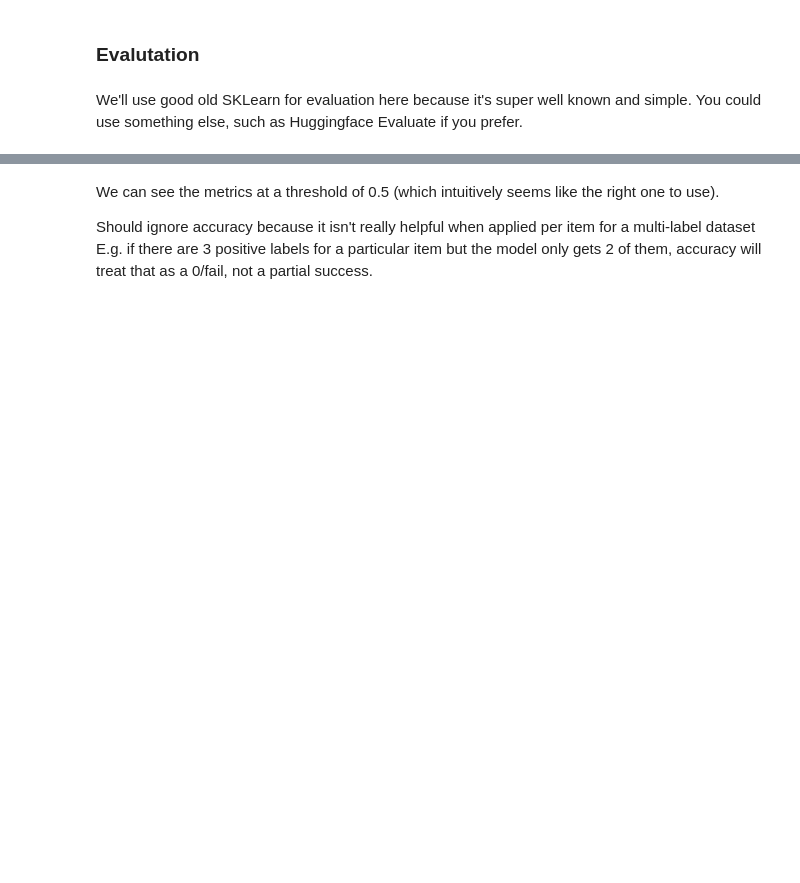
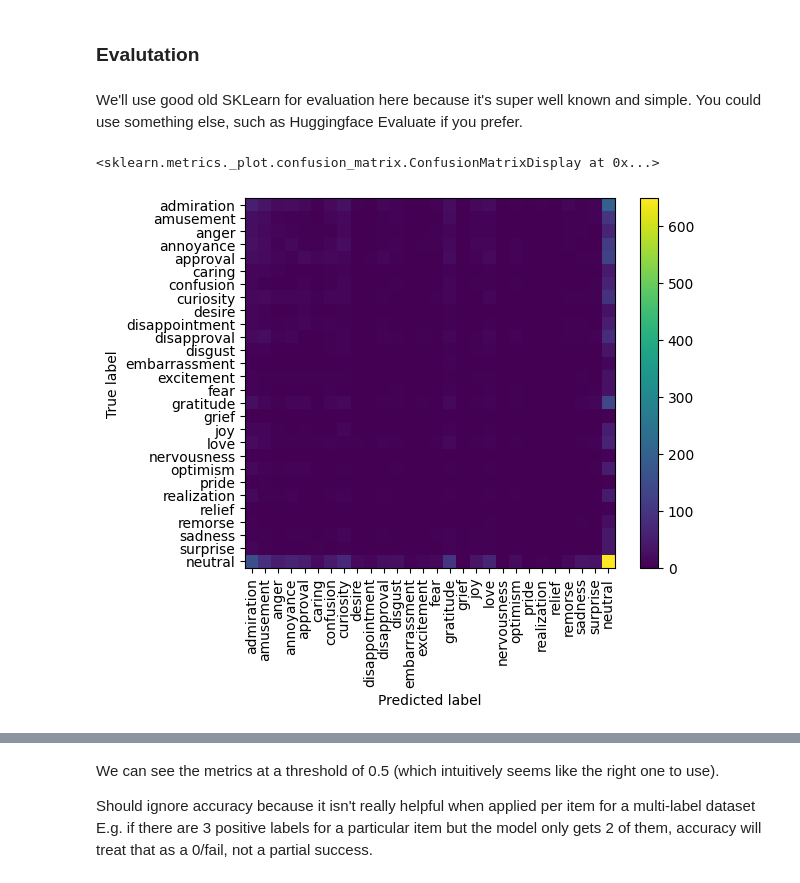
Before and after one commit to mhassan1a/Sentiment-Analysis, a Jupyter notebook: eval-roberta-base-go_emotions.ipynb, the cells around one changed output, grey strips where cells are left out. Cells and saved outputs as stored; diff of their text form; code cells hidden in the pictures; blank space fills up the shorter version.

```diff
--- a/eval-roberta-base-go_emotions.ipynb
+++ b/eval-roberta-base-go_emotions.ipynb
@@ -38,9 +38,9 @@ print(goemotions[split_name].column_names)
 # %% [output]
 ['text', 'labels', 'id', 'input_ids', 'token_type_ids', 'attention_mask']
 # %%
-labels = goemotions[split_name].features["labels"].feature.names
+label = goemotions[split_name].features["labels"].feature.names
 text = goemotions[split_name]['text']
-print({i: l for i, l in enumerate(labels)})
-print(text[0])
+print({i: l for i, l in enumerate(label)})
+print(text[0], label[0])
 # %% [output]
 {0: 'admiration', 1: 'amusement', 2: 'anger', 3: 'annoyance', 4: 'approval', 5: 'caring', 6: 'confusion', 7: 'curiosity', 8: 'desire', 9: 'disappointment', 10: 'disapproval', 11: 'disgust', 12: 'embar ...
@@ -64,13 +64,12 @@ print(y_targets_all[0:3])
 # %% [markdown]
 Loading in a multi-label, multi-class classifier model based on Roberta-base
 # %%
-weights = BertModel.from_pretrained("bert-base-uncased").get_input_embeddings().weight
 lstm_goem_model = LSTMClassifier(input_dim=30522,
                                  hidden_dim=768,
                                  n_layers=2,
                                  num_classes=28,
                                  dropout=0.3,
-                                 embedding_weights=weights)
+                                )
 # %%
 classifier = torch.load("final_models/best_eval_epoch__192003_goemotions_lstm_model.pt", map_location=torch.device('cpu'))
 lstm_goem_model.load_state_dict(classifier)
@@ -99,3 +98,16 @@ I’m really sorry about your situation :( Although I love the names Sapphira, C
 It's wonderful because it's awful. At not with. True:  admiration Pred:  admiration
 Kings fan here, good luck to you guys! Will be an interesting game to watch!  True:  excitement Pred:  caring
 I didn't know that, thank you for teaching me something today! True:  gratitude Pred:  gratitude
+# %%
+dataloaders = torch.utils.data.DataLoader(goemotions_pytorch, batch_size=256, shuffle=False)
+model = lstm_goem_model
+model.eval()
+test_loss = 0
+correct_predictions = 0
+total_predictions = 0
+for input, labels, masks in tqdm(dataloaders):
+    output = model(input)
+    correct_predictions += (output.argmax(dim=1) == labels).sum().item()
+    total_predictions += labels.size(0)
+accuracy = correct_predictions / total_predictions
+print(f"{accuracy:0.2f}")
@@ -104,7 +118,7 @@ The model gave us floating point outputs for each label for each item, as a list
 
 We still need to convert these to binary prediction (`preds`) to be able to compare them to the `y_target` values from the dataset, but since the best threshold value to use to convert them is not yet known, we'll keep the float values.
 # %%
-dataloaders = torch.utils.data.DataLoader(goemotions_pytorch, batch_size=100, shuffle=False)
+dataloaders = torch.utils.data.DataLoader(goemotions_pytorch, batch_size=256, shuffle=False)
 model_outputs = []
 for inputs, targets, _ in tqdm(dataloaders):
     outputs = lstm_goem_model(inputs)
@@ -150,0 +160,9 @@ from sklearn import metrics
+# %%
+preds = np.argmax(model_outputs, axis=1)
+targets = np.argmax(y_targets_all, axis=1)
+cm = confusion_matrix(targets, preds)
+disp = ConfusionMatrixDisplay(confusion_matrix=cm, display_labels=label)
+disp.plot(xticks_rotation='vertical', values_format='d', include_values=False)
+# %% [output]
+<sklearn.metrics._plot.confusion_matrix.ConfusionMatrixDisplay at 0x...>
+[figure, added]
```
Also changed, not shown: parts of 10 cells of this notebook, 1 other file.
